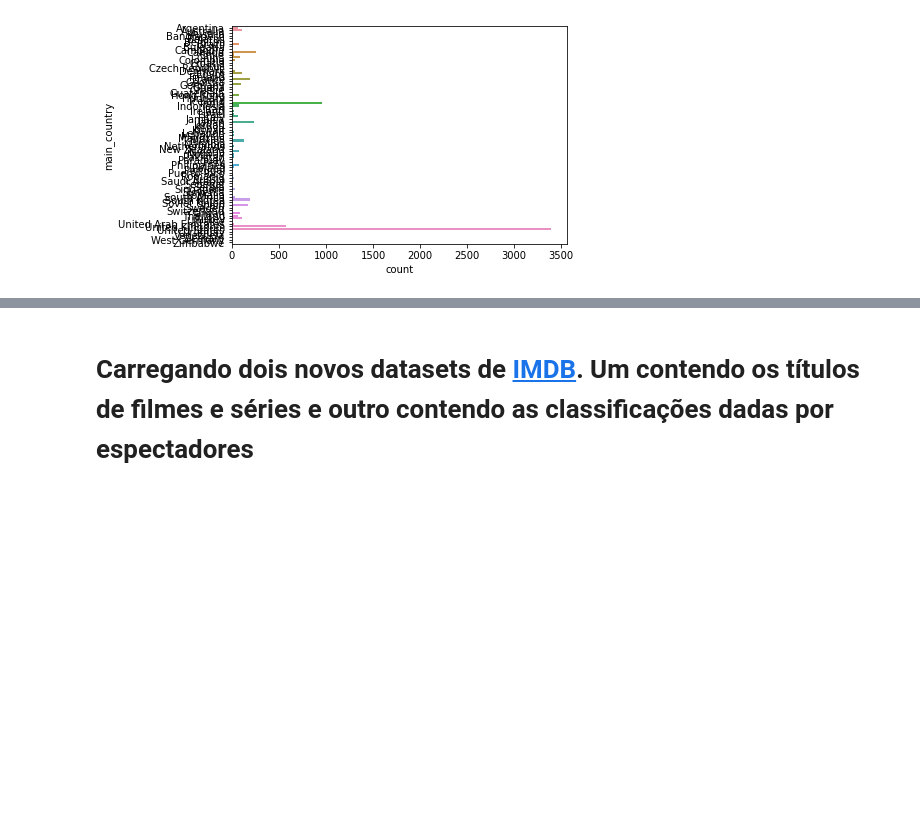
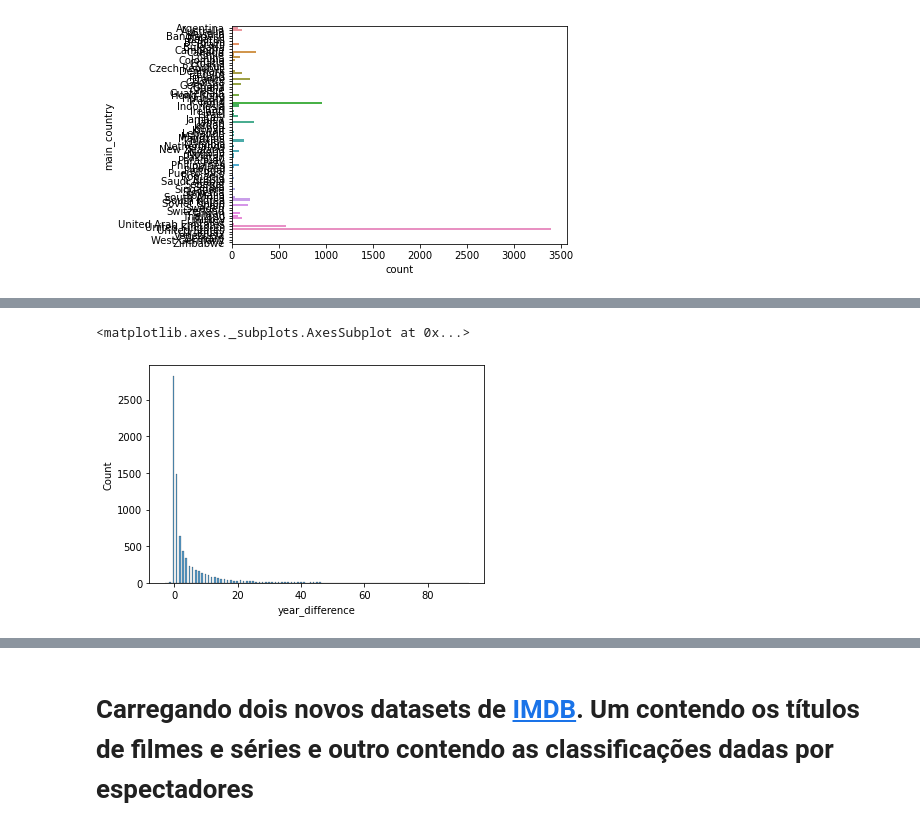
Before and after one commit to danielcti/data-science-project, a Jupyter notebook: dataVisualizationNetflix.ipynb, the cells around one changed output, grey strips where cells are left out. Drawn from its saved outputs; the diff is of its cells as text; code cells hidden in the pictures; blank space fills up the shorter version.

```diff
--- a/dataVisualizationNetflix.ipynb
+++ b/dataVisualizationNetflix.ipynb
@@ -614,0 +658,7 @@ sns.countplot(y='main_country',data=df)
+# %%
+df['year_difference'] = df['year_added'] - df['release_year']
+# %%
+sns.histplot(data=df, x='year_difference')
+# %% [output]
+<matplotlib.axes._subplots.AxesSubplot at 0x...>
+[figure, added]
```
Also changed, not shown: parts of 30 cells of this notebook.
